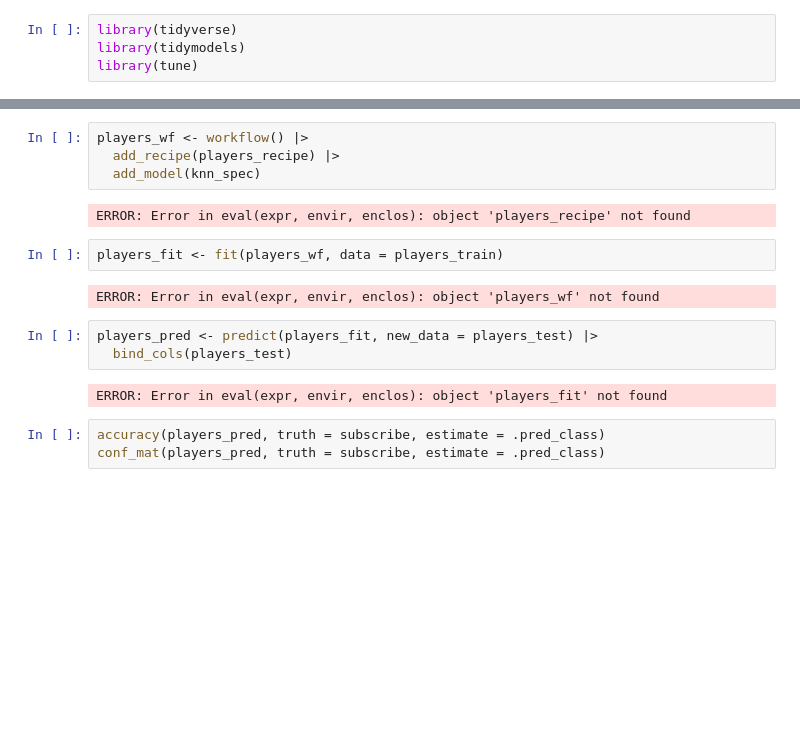
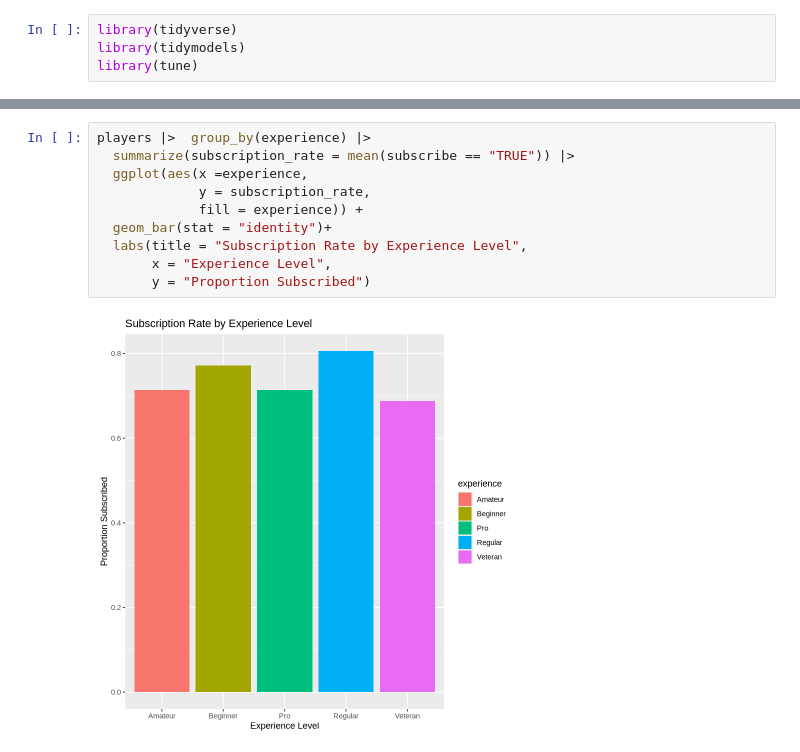
Before and after one commit to Bo-xuan-Wang/DSI-100-Project, a Jupyter notebook: Project Report.ipynb, the cells around one changed output, grey strips where cells are left out. Drawn from its saved outputs; the diff is of its cells as text; blank space fills up the shorter version.

```diff
--- a/Project Report.ipynb
+++ b/Project Report.ipynb
@@ -113,18 +130,12 @@ ERROR: Error in `set_engine()`:
 # %%
-players_wf <- workflow() |>
-  add_recipe(players_recipe) |>
-  add_model(knn_spec)
+players |>  group_by(experience) |>
+  summarize(subscription_rate = mean(subscribe == "TRUE")) |>
+  ggplot(aes(x =experience,
+             y = subscription_rate,
+             fill = experience)) +
+  geom_bar(stat = "identity")+
+  labs(title = "Subscription Rate by Experience Level",
+       x = "Experience Level",
+       y = "Proportion Subscribed")
 # %% [output]
-ERROR: Error in eval(expr, envir, enclos): object 'players_recipe' not found
+[figure, added]
-# %%
-players_fit <- fit(players_wf, data = players_train)
-# %% [output]
-ERROR: Error in eval(expr, envir, enclos): object 'players_wf' not found
-# %%
-players_pred <- predict(players_fit, new_data = players_test) |>
-  bind_cols(players_test)
-# %% [output]
-ERROR: Error in eval(expr, envir, enclos): object 'players_fit' not found
-# %%
-accuracy(players_pred, truth = subscribe, estimate = .pred_class)
-conf_mat(players_pred, truth = subscribe, estimate = .pred_class)
```
Also changed, not shown: parts of 15 cells of this notebook.
